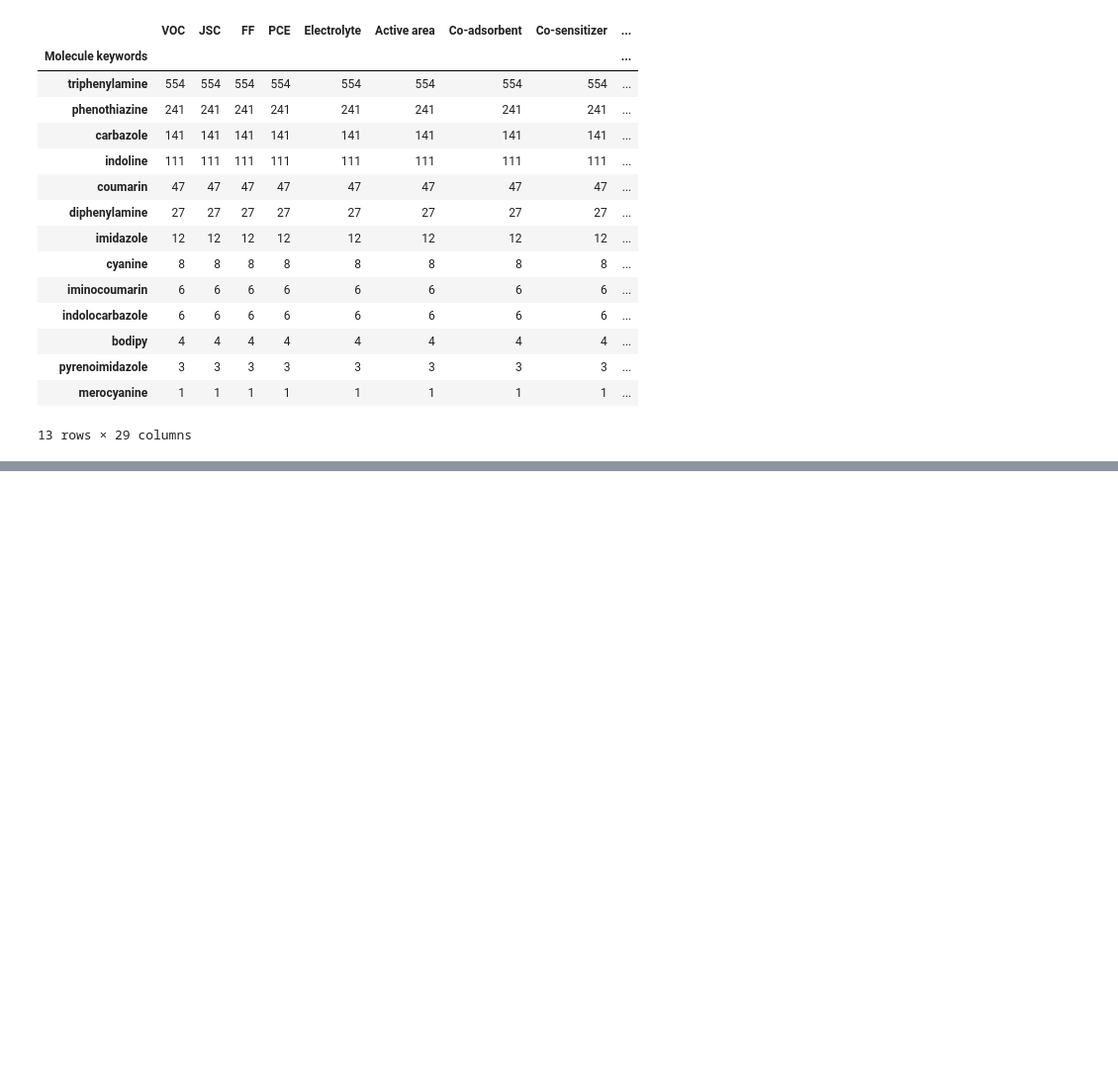
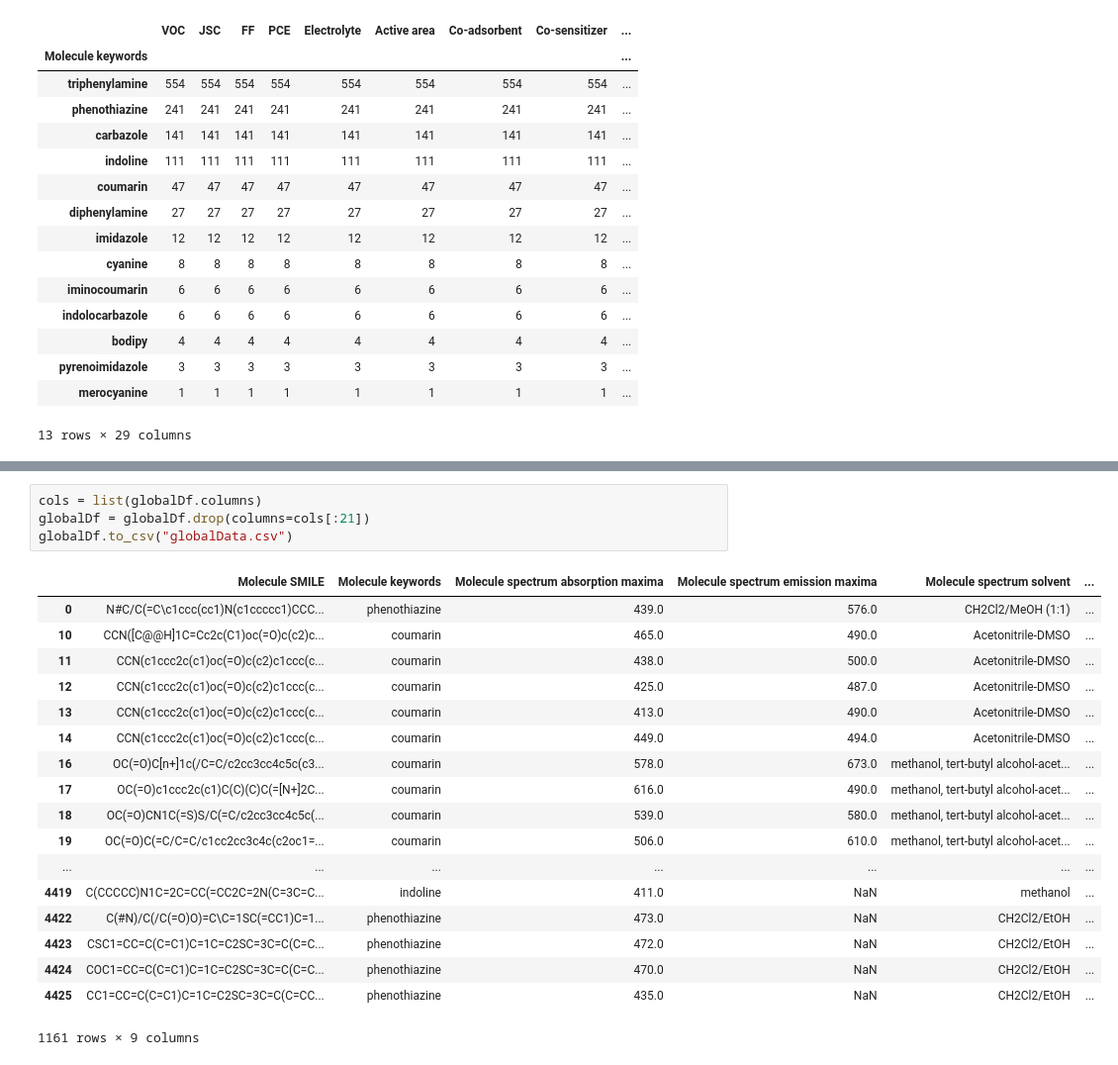
Before and after one commit to PaulC61/Cheminformatics, a Jupyter notebook: InternshipM2_BIU/WorkingEnvironment/Phase1/dataProcessing.ipynb, the cells around one changed output, grey strips where cells are left out. Shown at 99% size. Saved outputs shown, nothing was run; the diff lists cells and outputs as text; blank space fills up the shorter version.

```diff
--- a/InternshipM2_BIU/WorkingEnvironment/Phase1/dataProcessing.ipynb
+++ b/InternshipM2_BIU/WorkingEnvironment/Phase1/dataProcessing.ipynb
@@ -165,0 +188,23 @@ globalDf.group
+# %%
+cols = list(globalDf.columns)
+globalDf = globalDf.drop(columns=cols[:21])
+globalDf.to_csv("globalData.csv")
+# %% [output]
+|  | Molecule SMILE | Molecule keywords | Molecule spectrum absorption maxima | Molecule spectrum emission maxima | Molecule spectrum solvent | ... |
+| 0 | N#C/C(=C\c1ccc(cc1)N(c1ccccc1)CCC... | phenothiazine | 439.0 | 576.0 | CH2Cl2/MeOH (1:1) | ... |
+| 10 | CCN([C@@H]1C=Cc2c(C1)oc(=O)c(c2)c... | coumarin | 465.0 | 490.0 | Acetonitrile-DMSO | ... |
+| 11 | CCN(c1ccc2c(c1)oc(=O)c(c2)c1ccc(c... | coumarin | 438.0 | 500.0 | Acetonitrile-DMSO | ... |
+| 12 | CCN(c1ccc2c(c1)oc(=O)c(c2)c1ccc(c... | coumarin | 425.0 | 487.0 | Acetonitrile-DMSO | ... |
+| 13 | CCN(c1ccc2c(c1)oc(=O)c(c2)c1ccc(c... | coumarin | 413.0 | 490.0 | Acetonitrile-DMSO | ... |
+| 14 | CCN(c1ccc2c(c1)oc(=O)c(c2)c1ccc(c... | coumarin | 449.0 | 494.0 | Acetonitrile-DMSO | ... |
+| 16 | OC(=O)C[n+]1c(/C=C/c2cc3cc4c5c(c3... | coumarin | 578.0 | 673.0 | methanol, tert-butyl alcohol-acet... | ... |
+| 17 | OC(=O)c1ccc2c(c1)C(C)(C)C(=[N+]2C... | coumarin | 616.0 | 490.0 | methanol, tert-butyl alcohol-acet... | ... |
+| 18 | OC(=O)CN1C(=S)S/C(=C/c2cc3cc4c5c(... | coumarin | 539.0 | 580.0 | methanol, tert-butyl alcohol-acet... | ... |
+| 19 | OC(=O)C(=C/C=C/c1cc2cc3c4c(c2oc1=... | coumarin | 506.0 | 610.0 | methanol, tert-butyl alcohol-acet... | ... |
+| ... | ... | ... | ... | ... | ... | ... |
+| 4419 | C(CCCCC)N1C=2C=CC(=CC2C=2N(C=3C=C... | indoline | 411.0 | NaN | methanol | ... |
+| 4422 | C(#N)/C(/C(=O)O)=C\C=1SC(=CC1)C=1... | phenothiazine | 473.0 | NaN | CH2Cl2/EtOH | ... |
+| 4423 | CSC1=CC=C(C=C1)C=1C=C2SC=3C=C(C=C... | phenothiazine | 472.0 | NaN | CH2Cl2/EtOH | ... |
+| 4424 | COC1=CC=C(C=C1)C=1C=C2SC=3C=C(C=C... | phenothiazine | 470.0 | NaN | CH2Cl2/EtOH | ... |
+| 4425 | CC1=CC=C(C=C1)C=1C=C2SC=3C=C(C=CC... | phenothiazine | 435.0 | NaN | CH2Cl2/EtOH | ... |
+1161 rows × 9 columns
```
Also changed, not shown: parts of 3 cells of this notebook, 1 other file.
